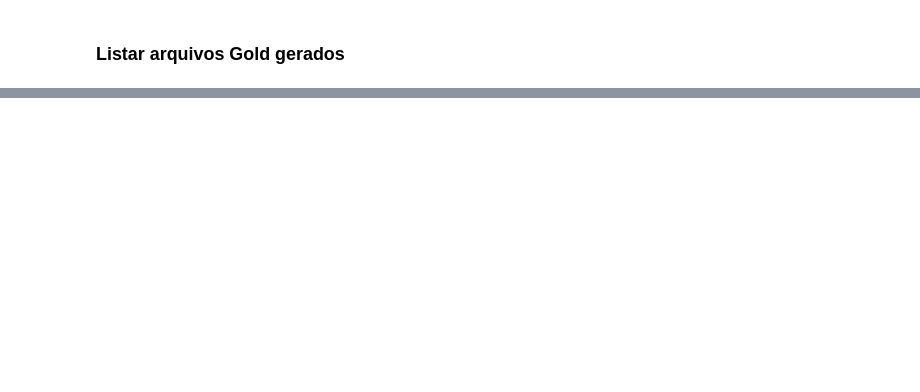
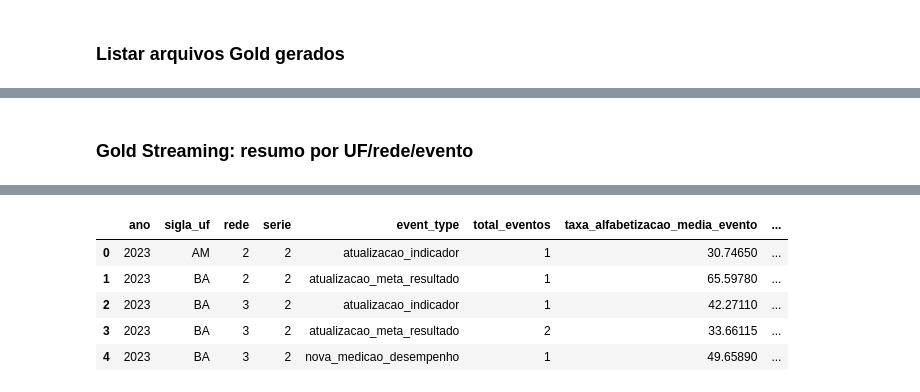
Before and after one commit to acorrea79/techchallenge-fase2-pipeline-alfabetizacao, a Jupyter notebook: notebooks/pipeline_alfabetizacao.ipynb, the cells around one changed output, grey strips where cells are left out. Cells and saved outputs as stored; diff of their text form; code cells hidden in the pictures; blank space fills up the shorter version.

```diff
--- a/notebooks/pipeline_alfabetizacao.ipynb
+++ b/notebooks/pipeline_alfabetizacao.ipynb
@@ -2132,0 +2658,31 @@ write_log(
+# %% [markdown]
+### Gold Streaming: resumo por UF/rede/evento
+# %%
+# Gold Streaming: resumo analítico dos eventos por UF, rede, série e tipo de evento
+
+df_gold_streaming_resumo = (
+    df_gold_streaming_eventos
+    .groupby(["ano", "sigla_uf", "rede", "serie", "event_type"], dropna=False)
+    .agg(
+        total_eventos=("event_id", "count"),
+        taxa_alfabetizacao_media_evento=("taxa_alfabetizacao_evento", "mean"),
+        media_portugues_media_evento=("media_portugues_evento", "mean"),
+        meta_referencia_media_evento=("meta_referencia_evento", "mean"),
+        distancia_media_meta_evento=("distancia_meta_evento_pontos", "mean"),
+        latencia_media_segundos=("latency_seconds", "mean"),
+        latencia_maxima_segundos=("latency_seconds", "max"),
+    )
+    .reset_index()
+)
+
+df_gold_streaming_resumo["processed_at"] = datetime.now().strftime("%Y-%m-%d %H:%M:%S")
+df_gold_streaming_resumo["gold_dataset"] = "gold_streaming_resumo_eventos"
+
+gold_streaming_resumo_file = STREAMING_GOLD_PATH / f"gold_streaming_resumo_eventos_{STREAMING_RUN_ID}.parquet"
+
+df_gold_streaming_resumo.to_parquet(gold_streaming_resumo_file, index=False)
+
+write_log(f"Arquivo Gold Streaming resumo gerado: {gold_streaming_resumo_file}")
+
+display(df_gold_streaming_resumo.head())
+# %% [output]
@@ -2132,0 +2690,6 @@ write_log(
+|  | ano | sigla_uf | rede | serie | event_type | total_eventos | taxa_alfabetizacao_media_evento | ... |
+| 0 | 2023 | AM | 2 | 2 | atualizacao_indicador | 1 | 30.74650 | ... |
+| 1 | 2023 | BA | 2 | 2 | atualizacao_meta_resultado | 1 | 65.59780 | ... |
+| 2 | 2023 | BA | 3 | 2 | atualizacao_indicador | 1 | 42.27110 | ... |
+| 3 | 2023 | BA | 3 | 2 | atualizacao_meta_resultado | 2 | 33.66115 | ... |
+| 4 | 2023 | BA | 3 | 2 | nova_medicao_desempenho | 1 | 49.65890 | ... |
```
Also changed, not shown: parts of 63 cells of this notebook.
